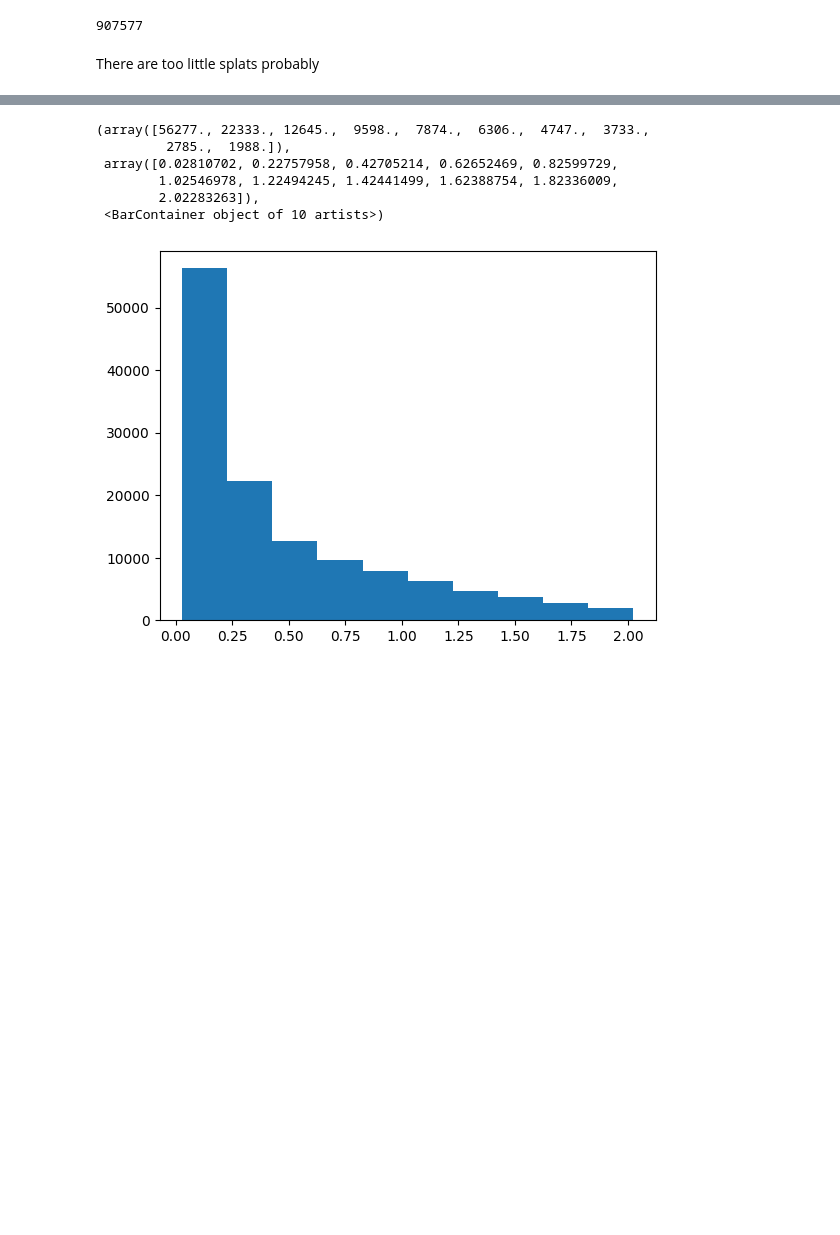
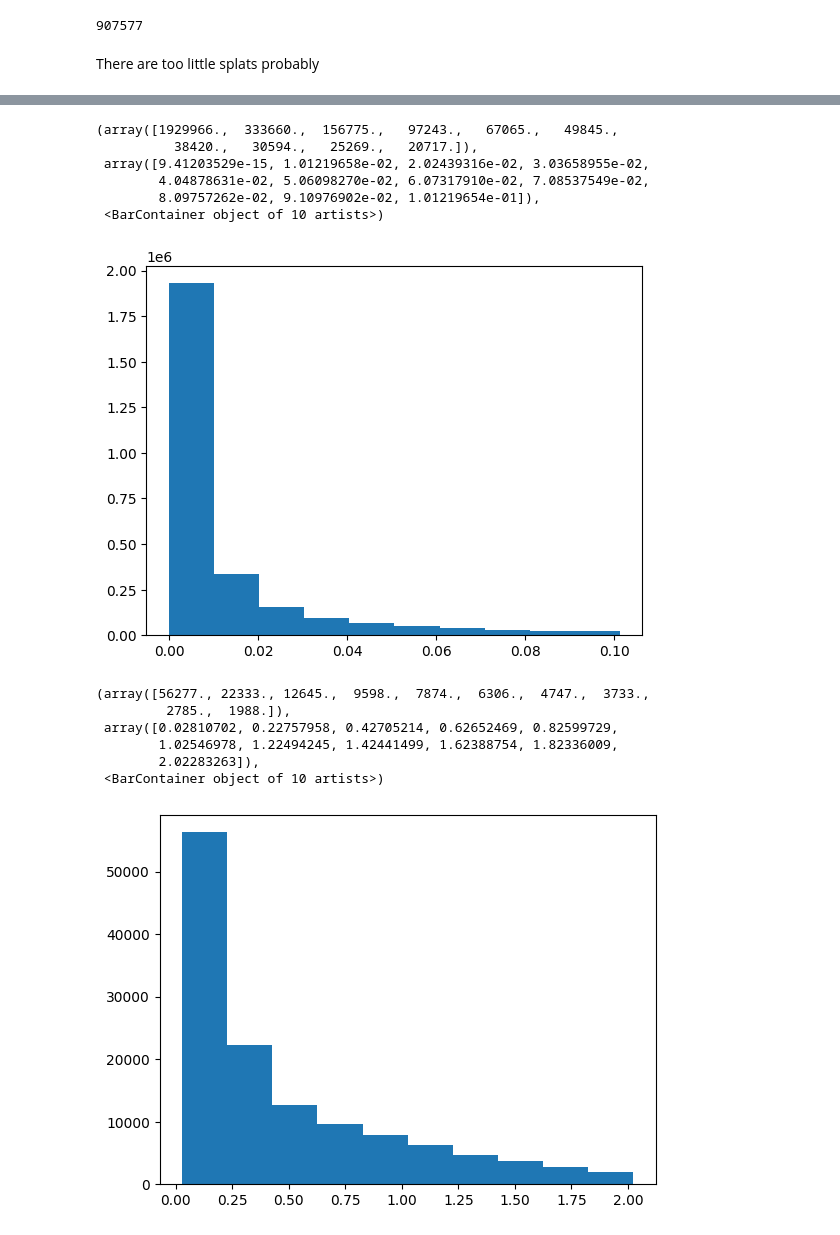
Before and after one commit to farqlia/urban-3d-reconstruction, a Jupyter notebook: notebooks/Model Examination.ipynb, the cells around one changed output, grey strips where cells are left out. Drawn from its saved outputs; the diff is of its cells as text; code cells hidden in the pictures; blank space fills up the shorter version.

```diff
--- a/notebooks/Model Examination.ipynb
+++ b/notebooks/Model Examination.ipynb
@@ -64,5 +64,15 @@ len(city_model.points)
 # %%
 c2_scales = np.exp(np.concatenate([city_model_2.points['s0'], city_model_2.points['s1'], city_model_2.points['s2']]))
+# %%
+plt.hist(c2_scales[(c2_scales < np.percentile(c2_scales, 95)) & (c2_scales > np.percentile(c2_scales, 5))])
+# %% [output]
+(array([1929966.,  333660.,  156775.,   97243.,   67065.,   49845.,
+          38420.,   30594.,   25269.,   20717.]),
+ array([9.41203529e-15, 1.01219658e-02, 2.02439316e-02, 3.03658955e-02,
+        4.04878631e-02, 5.06098270e-02, 6.07317910e-02, 7.08537549e-02,
+        8.09757262e-02, 9.10976902e-02, 1.01219654e-01]),
+ <BarContainer object of 10 artists>)
+[figure, added]
 # %%
 plt.hist(c2_scales[(c2_scales < np.percentile(c2_scales, 95)) & (c2_scales > np.percentile(c2_scales, 5))])
 # %% [output]
```
Also changed, not shown: parts of 3 cells of this notebook, 4 other files.
